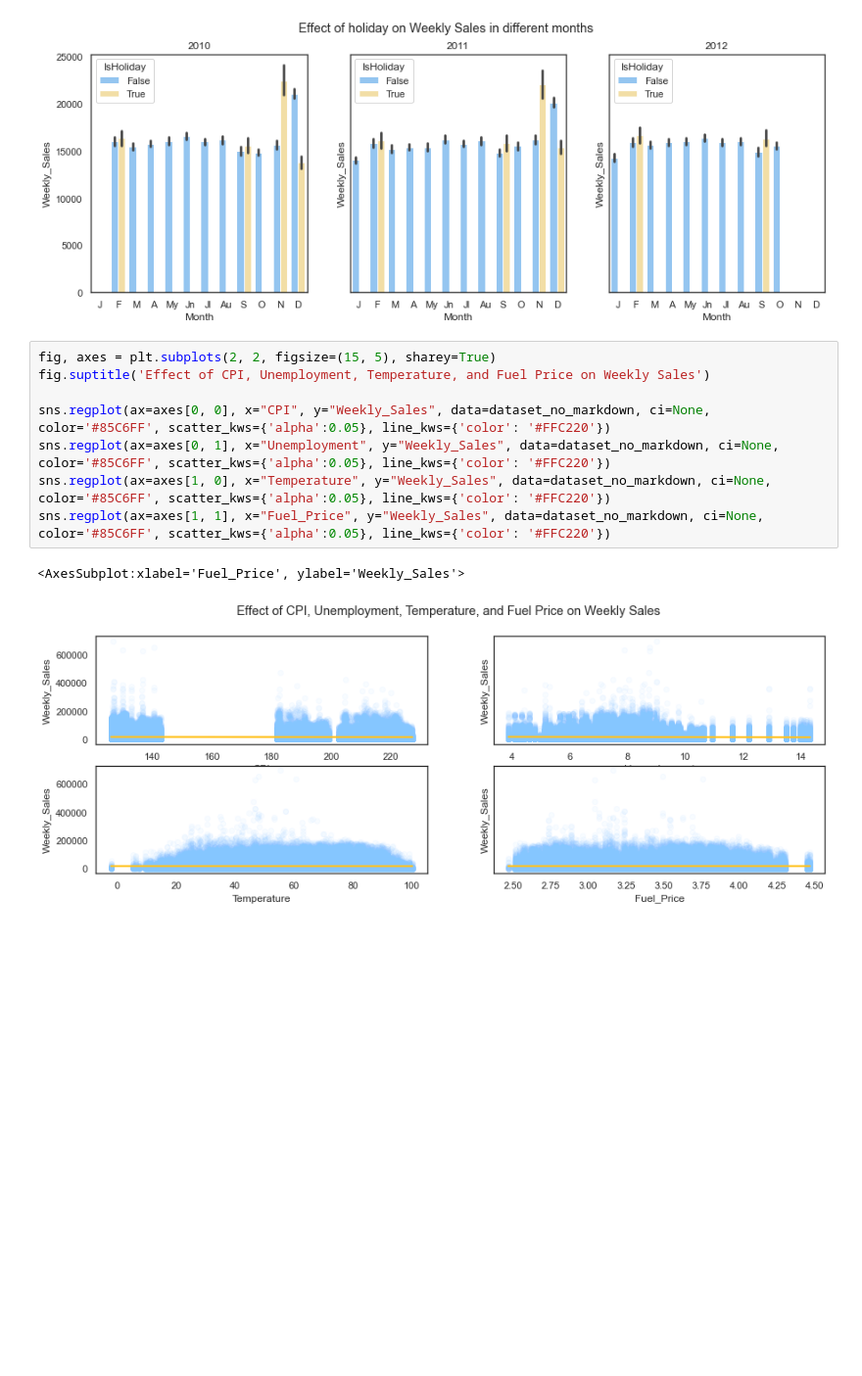
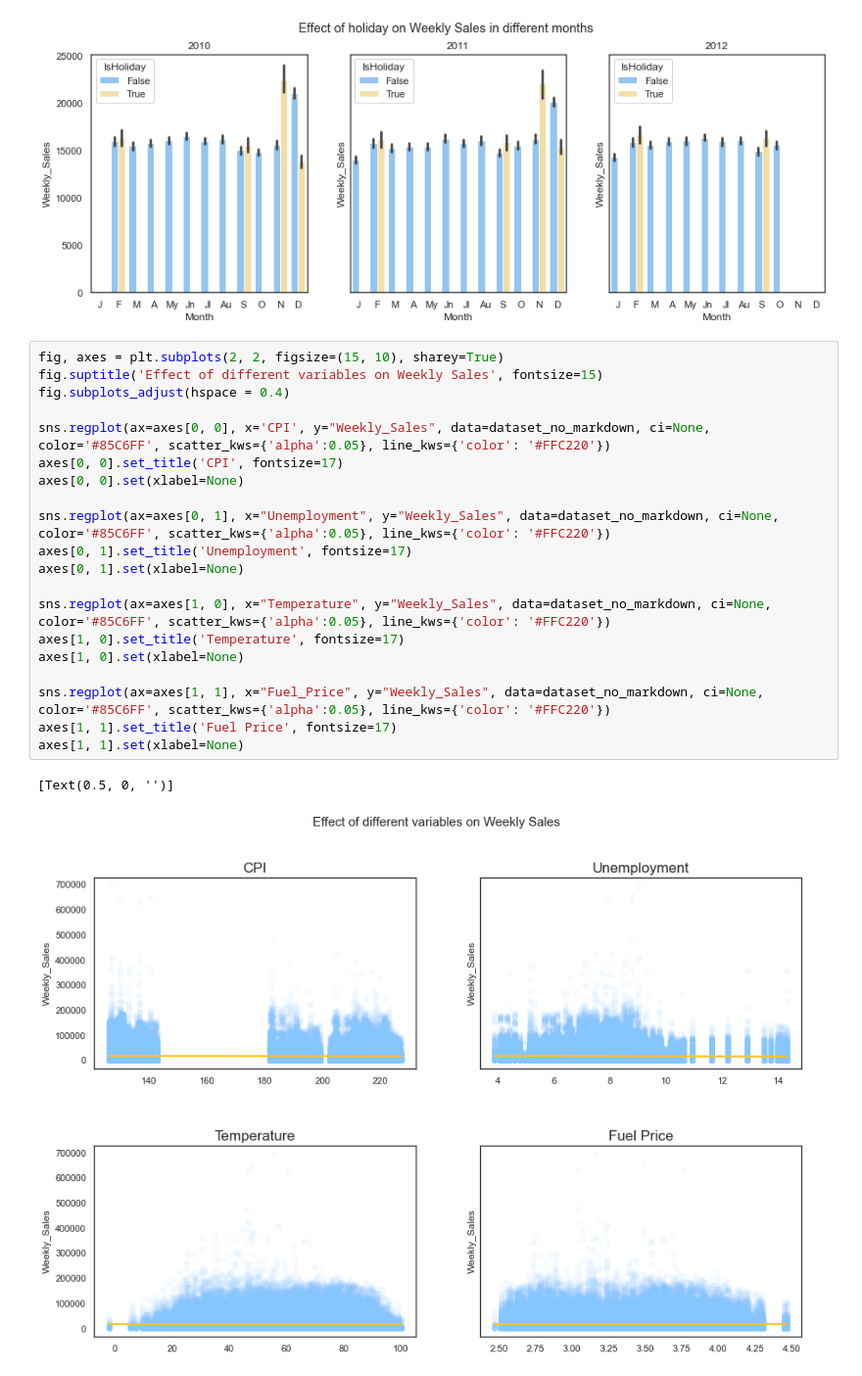
Before and after one commit to cabbagespinach/Walmart-Sales-Analytics, a Jupyter notebook: VISUALIZATION.ipynb, the cells around one changed output. Shown at 98% size. Saved outputs shown, nothing was run; the diff lists cells and outputs as text; blank space fills up the shorter version.

Commit message:
Exploratory Data Analysis

```diff
--- a/VISUALIZATION.ipynb
+++ b/VISUALIZATION.ipynb
@@ -76,13 +76,25 @@ axes[2].set_title('2012')
 Text(0.5, 1.0, '2012')
 [figure]
 # %%
-fig, axes = plt.subplots(2, 2, figsize=(15, 5), sharey=True)
-fig.suptitle('Effect of CPI, Unemployment, Temperature, and Fuel Price on Weekly Sales')
+fig, axes = plt.subplots(2, 2, figsize=(15, 10), sharey=True)
+fig.suptitle('Effect of different variables on Weekly Sales', fontsize=15)
+fig.subplots_adjust(hspace = 0.4)
 
-sns.regplot(ax=axes[0, 0], x="CPI", y="Weekly_Sales", data=dataset_no_markdown, ci=None, color='#85C6FF', scatter_kws={'alpha':0.05}, line_kws={'color': '#FFC220'})
+sns.regplot(ax=axes[0, 0], x='CPI', y="Weekly_Sales", data=dataset_no_markdown, ci=None, color='#85C6FF', scatter_kws={'alpha':0.05}, line_kws={'color': '#FFC220'})
+axes[0, 0].set_title('CPI', fontsize=17)
+axes[0, 0].set(xlabel=None)
+
 sns.regplot(ax=axes[0, 1], x="Unemployment", y="Weekly_Sales", data=dataset_no_markdown, ci=None, color='#85C6FF', scatter_kws={'alpha':0.05}, line_kws={'color': '#FFC220'})
+axes[0, 1].set_title('Unemployment', fontsize=17)
+axes[0, 1].set(xlabel=None)
+
 sns.regplot(ax=axes[1, 0], x="Temperature", y="Weekly_Sales", data=dataset_no_markdown, ci=None, color='#85C6FF', scatter_kws={'alpha':0.05}, line_kws={'color': '#FFC220'})
+axes[1, 0].set_title('Temperature', fontsize=17)
+axes[1, 0].set(xlabel=None)
+
 sns.regplot(ax=axes[1, 1], x="Fuel_Price", y="Weekly_Sales", data=dataset_no_markdown, ci=None, color='#85C6FF', scatter_kws={'alpha':0.05}, line_kws={'color': '#FFC220'})
+axes[1, 1].set_title('Fuel Price', fontsize=17)
+axes[1, 1].set(xlabel=None)
 # %% [output]
-<AxesSubplot:xlabel='Fuel_Price', ylabel='Weekly_Sales'>
+[Text(0.5, 0, '')]
-[figure, old version]
+[figure, new version]
```
Also changed, not shown: parts of 1 cell of this notebook.
